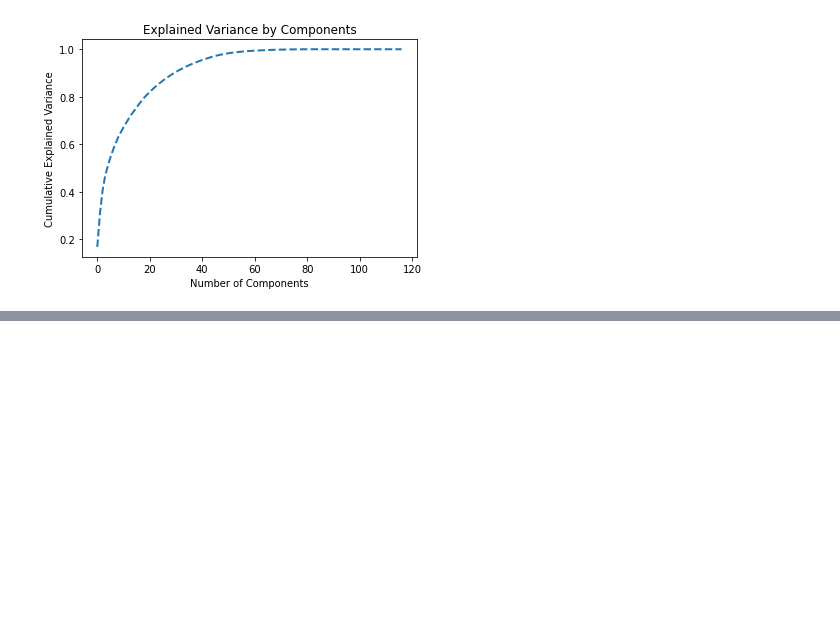
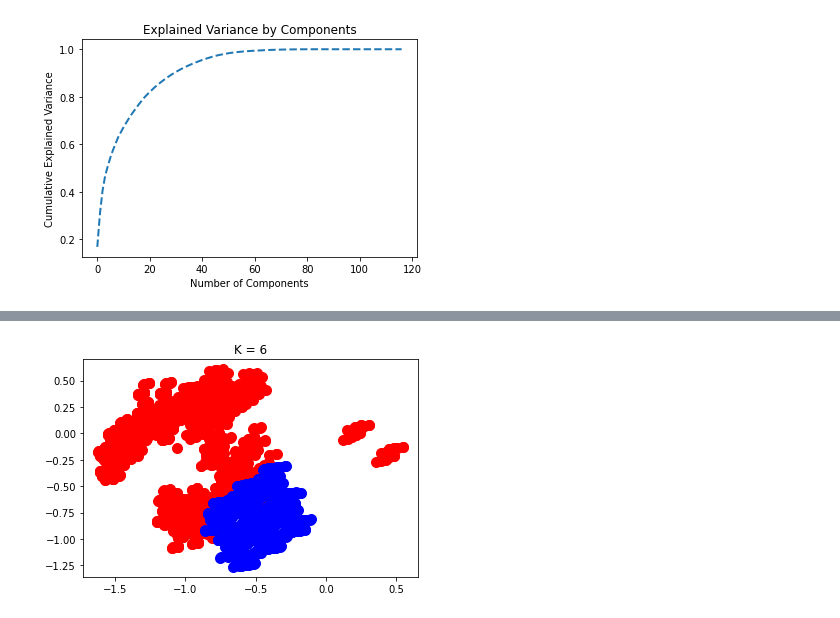
Before and after one commit to Her0elt/applied-machine-learning, a Jupyter notebook: exercise 7/k-nearest.ipynb, the cells around one changed output, grey strips where cells are left out. Cells and saved outputs as stored; diff of their text form; code cells hidden in the pictures; blank space fills up the shorter version.

```diff
--- a/exercise 7/k-nearest.ipynb
+++ b/exercise 7/k-nearest.ipynb
@@ -59,3 +72,13 @@ print(indices)
+# %%
+k = indices[1]
+plt.title(f"K = {k}")
+kmeans = KMeans(n_clusters=k, init= 'k-means++')
+Ypreds = kmeans.fit_predict(df_pca)
+plt.scatter(df_pca[Ypreds == 0, 0], df_pca[Ypreds == 0, 1], s = 100, c = 'red', label = 'edible')
+plt.scatter(df_pca[Ypreds == 1, 0], df_pca[Ypreds == 1, 1], s = 100, c = 'blue', label = 'poisonous')
+plt.show()
+# %% [output]
+[figure, added]
 # %%
 size = int(len(indices)/2)
 figure, axs = plt.subplots(size,2)
```
Also changed, not shown: parts of 5 cells of this notebook.
